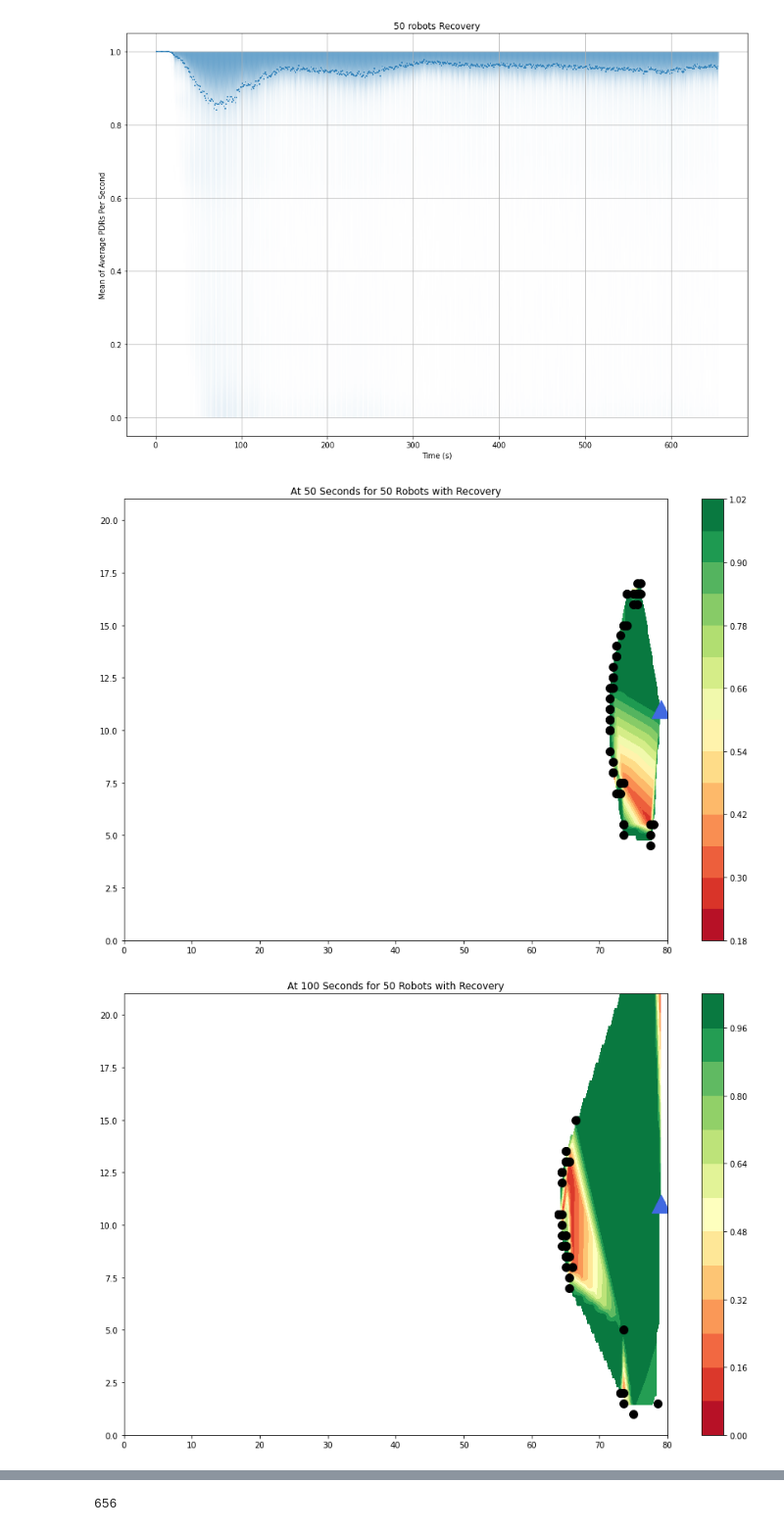
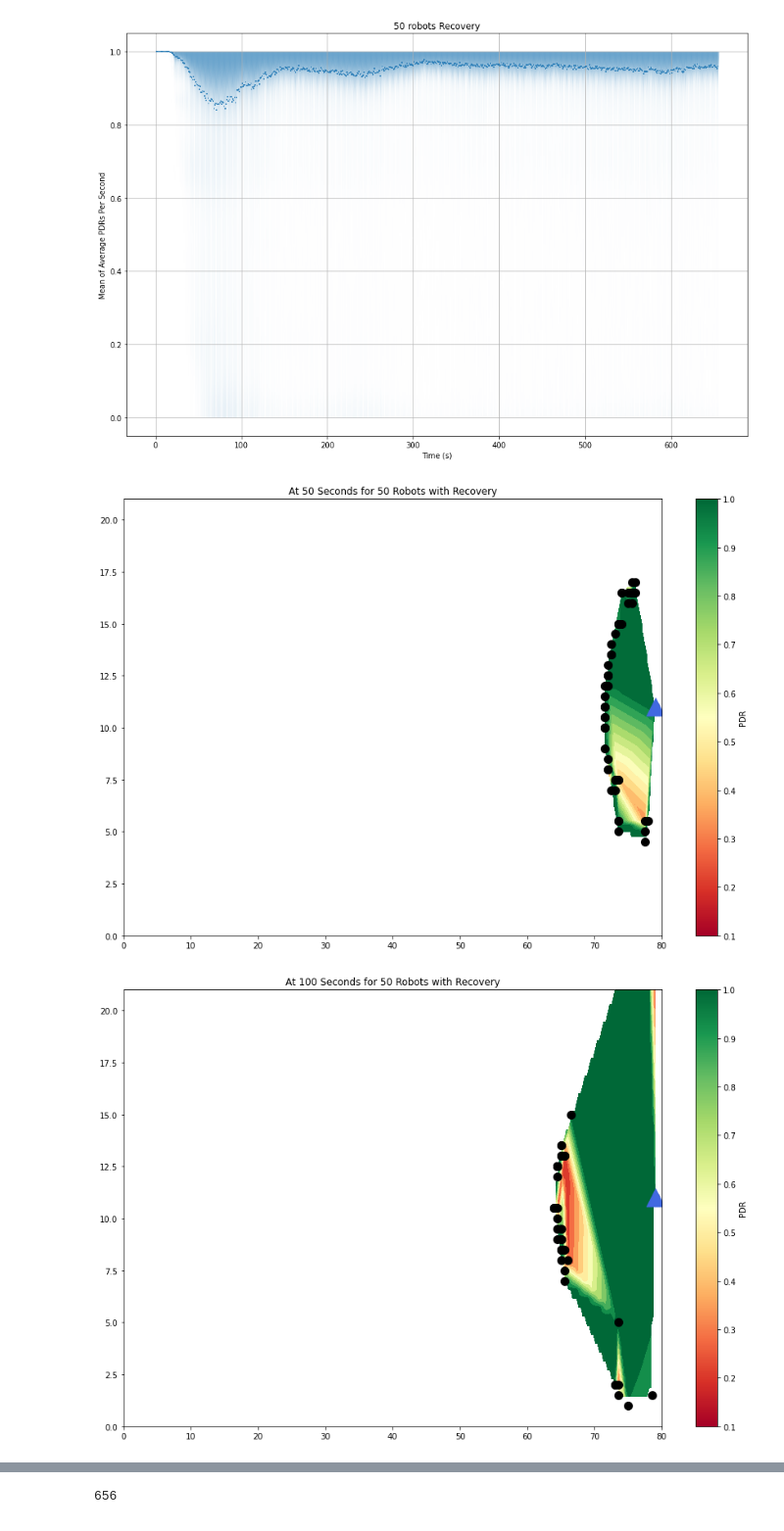
Before and after one commit to openwsn-berkeley/Atlas, a Jupyter notebook: scripts/Full Relay Placement Plots.ipynb, the cells around one changed output, grey strips where cells are left out. Shown at 98% size. Drawn from its saved outputs; the diff is of its cells as text; code cells hidden in the pictures.

Commit message:
fixed colorbar range for contours

```diff
--- a/scripts/Full Relay Placement Plots.ipynb
+++ b/scripts/Full Relay Placement Plots.ipynb
@@ -419,6 +419,7 @@ for config in configs:
 # %%
 ########################################### CONTOUR HEATMAPS ########################################33333333
 import matplotlib.tri as tri
+import matplotlib as mpl
 
 for config,runs in data.items():
     settings = ast.literal_eval(config)
@@ -434,35 +435,36 @@ for config,runs in data.items():
                     rx.add(e[1][0])
                     ry.add(e[1][1])
 
             if idx != 50 and idx != 100 and idx != 150 and idx !=200 and idx != 656:
                 continue
             x   = [79]
             y   = [11]
             z   = [1]
             x  += [e[1][0] for e in entry]
             y  += [e[1][1] for e in entry]
             z  += [e[2]    for e in entry]
 
             xi = np.linspace(min(x), max(x), numDotBots)
             yi = np.linspace(min(y), max(y), numDotBots)
 
             triang = tri.Triangulation(x, y)
             interpolator = tri.LinearTriInterpolator(triang, z)
             Xi, Yi = np.meshgrid(xi, yi)
             zi = interpolator(Xi, Yi)
 
-            cs1 = plt.contourf(xi, yi, zi, levels=14, cmap="RdYlGn")
-            plt.colorbar()
+            cs1 = plt.contourf(xi, yi, zi, levels=14, cmap="RdYlGn", vmin=0.0, vmax=1)
+            #plt.colorbar()
             plt.scatter(x, y, s=100, color='black')
             plt.scatter(79,11, s=500,marker="^", color='royalblue')
             plt.scatter(list(rx), list(ry), s=300, color='royalblue')
             plt.xlim([0,80])
             plt.ylim([0,21])
             plt.title("At "+str(idx)+" Seconds"+" for "+str(numDotBots)+" Robots "+"with "+str(relayAlg))
-
+            norm = mpl.colors.Normalize(vmin=0.1, vmax=1)
+            plt.colorbar(mpl.cm.ScalarMappable(norm=norm, cmap="RdYlGn"), label='PDR')
             plt.show()
         print(idx)
         break
 # %% [output]
-[figure, old version]
+[figure, new version]
-[figure, old version]
+[figure, new version]
```
Also changed, not shown: parts of 2 cells of this notebook.
